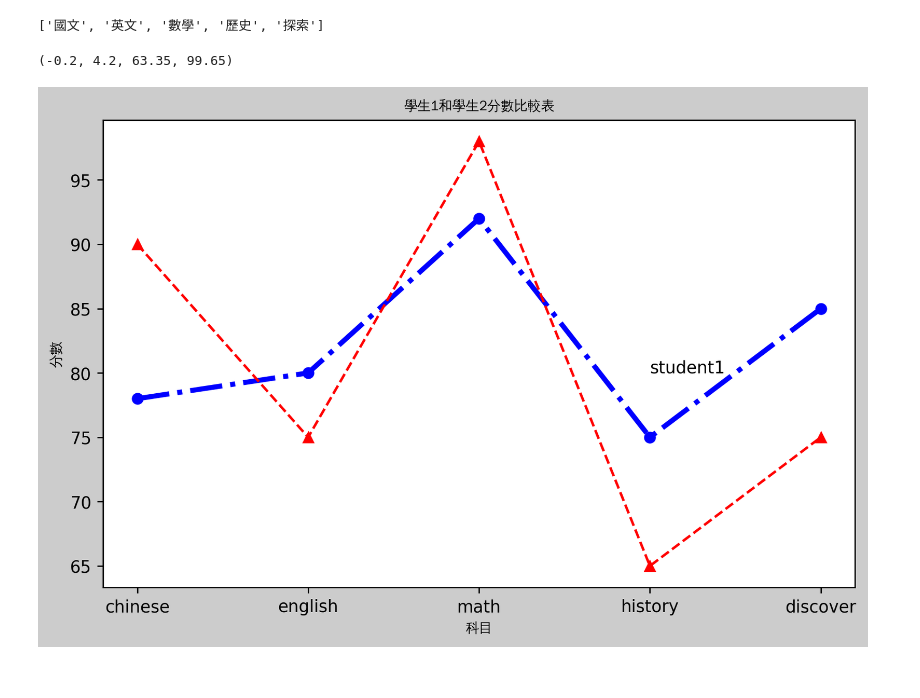
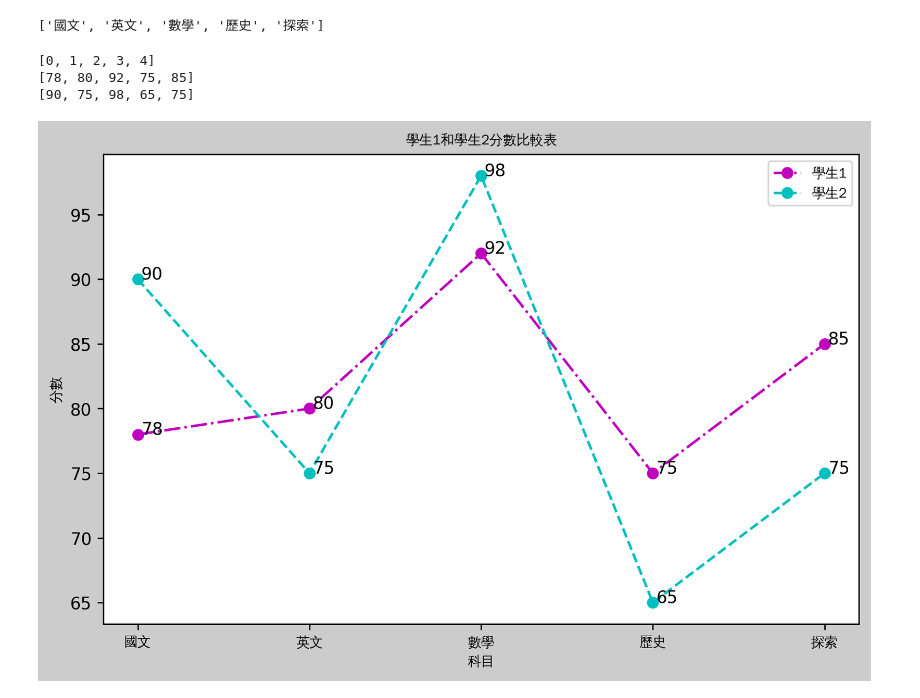
Before and after one commit to bruceyang620727/python-chihlee-class, a Jupyter notebook: lesson12_1.ipynb, the cells around one changed output. Saved outputs shown, nothing was run; the diff lists cells and outputs as text; code cells hidden in the pictures.

```diff
--- a/lesson12_1.ipynb
+++ b/lesson12_1.ipynb
@@ -23,27 +23,38 @@ value2 = list(student2.values())
 subjects #看能否順利輸出，結果是可以的
 # %% [output]
 ['國文', '英文', '數學', '歷史', '探索']
-# %%
-import matplotlib.pyplot as plt
-student1 = {'chinese':78, 'english':80, 'math':92, 'history':75, 'discover':85}
-student2 = {'chinese':90, 'english':75, 'math':98, 'history':65, 'discover':75}
-subjects = list(student1.keys()) #直接轉成list
-value1 = list(student1.values()) #一樣透過list將like-list的student1.values()轉成list
-value2 = list(student2.values())
-(subjects, value1, value2) #這是一個tuple
-
-#建立一個畫布，畫布比例大小設為寬度8.0，高度5.0 / 畫布顏色設定時，顏色的表示法都是用#，RGB的6位數表示法，全部的顏色相同就是表示灰色
-figure = plt.figure(figsize=(8.0, 5.0), dpi=250.0, facecolor="#cccccc")
-type(figure) #傳出來是type figure / <Figure size 2000x1250 with 0 Axes>，但只有畫布並沒有圖表axes
-ax = figure.add_subplot(1,1,1)
-ax.plot(subjects, value1,'b-.o',linewidth=3.0) #查matplotlib.axes.Axes.plot可看見各參數定義
-ax.plot(subjects, value2,'r--^')
-print(ax.axis()) #會傳出tuple格式的float，分別是xmin,xmax,ymin,ymax : (-0.2, 4.2, 63.35, 99.65)
-ax.annotate("student1",(3,80))
-ax.set_title("學生1和學生2分數比較表",fontproperties=font)
-ax.set_xlabel("科目", fontproperties=font) #設定x-axis label
-ax.set_ylabel("分數", fontproperties=font) #設定x-axis label
-plt.show()
-# %% [output]
-(-0.2, 4.2, 63.35, 99.65)
-[figure, removed]
+# %%
+import matplotlib.pyplot as plt
+student1 = {'國文':78, '英文':80, '數學':92, '歷史':75, '探索':85}
+student2 = {'國文':90, '英文':75, '數學':98, '歷史':65, '探索':75}
+subjects = list(student1.keys()) #直接轉成list
+value1 = list(student1.values()) #一樣透過list將like-list的student1.values()轉成list
+value2 = list(student2.values())
+
+fig = plt.figure(figsize=(8,5), dpi=250, facecolor="#cccccc")
+ax = fig.add_subplot(1,1,1)
+ax.set_title("學生1和學生2分數比較表",fontproperties=font)
+ax.set_xlabel("科目",fontproperties=font)
+ax.set_ylabel("分數",fontproperties=font)
+ax.plot(subjects,value1,'m-.o')
+ax.plot(subjects,value2,'c--o')
+ax.set_xticklabels(subjects,fontproperties=font)
+ax.legend(["學生1","學生2"],prop=font) #右上角的說明，參數須為list，要查說明書
+print(ax.get_xticks()) #即[0, 1, 2, 3, 4]，也就是國文/英文...的座標
+x_locations = ax.get_xticks() #接收座標位置
+y_locations = ax.get_yticks() #接收座標位置
+#print(y_locations) #就是 [ 60.  65.  70.  75.  80.  85.  90.  95. 100.]，但我們要的是學生的分數
+len(x_locations) #5筆資料
+
+for i in range(len(x_locations)): # i: 0,1,2,3,4
+    ax.annotate(str(value1[i]),(x_locations[i]+0.03,value1[i])) #打印分數在圖上，座標要用tuple格式，且往右移動0.03打印
+    ax.annotate(str(value2[i]),(x_locations[i]+0.03,value2[i])) #打印分數在圖上，座標要用tuple格式，且往右移動0.03打印
+
+print(value1)
+print(value2)
+plt.show()
+# %% [output]
+[0, 1, 2, 3, 4]
+[78, 80, 92, 75, 85]
+[90, 75, 98, 65, 75]
+[figure, added]
```
